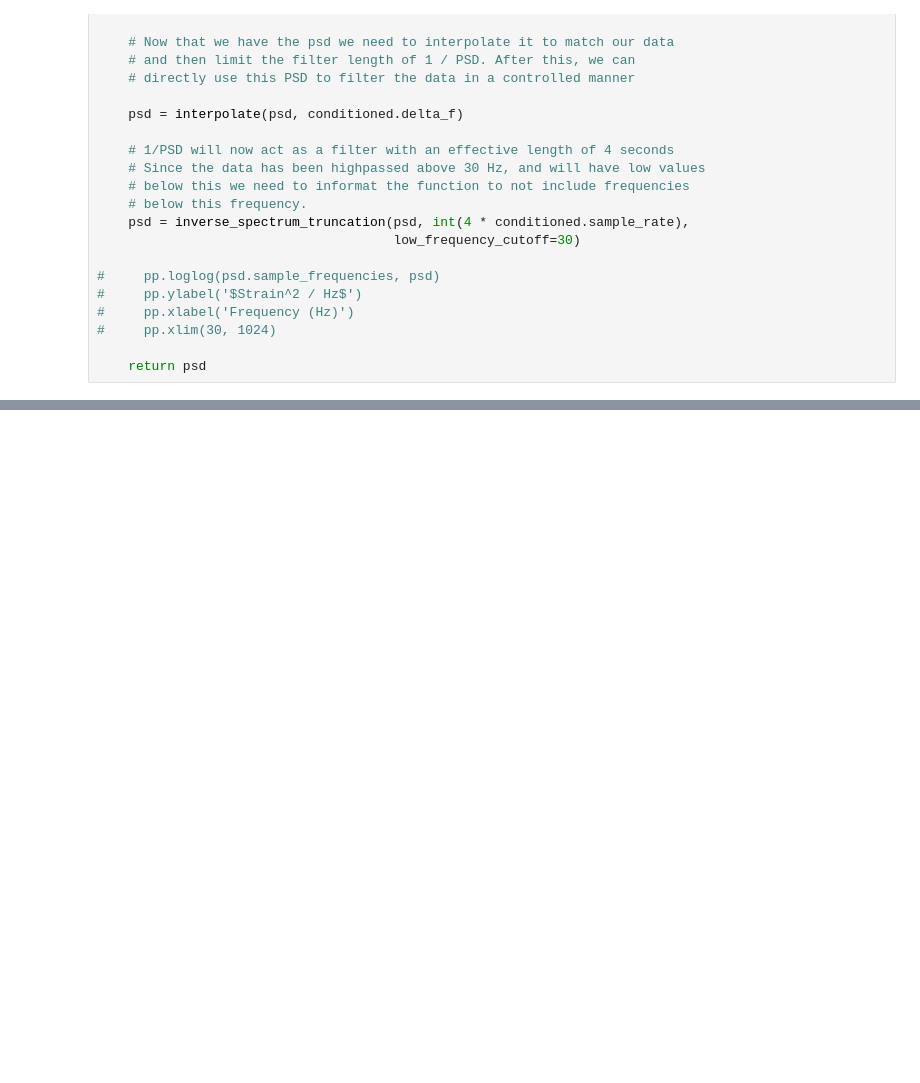
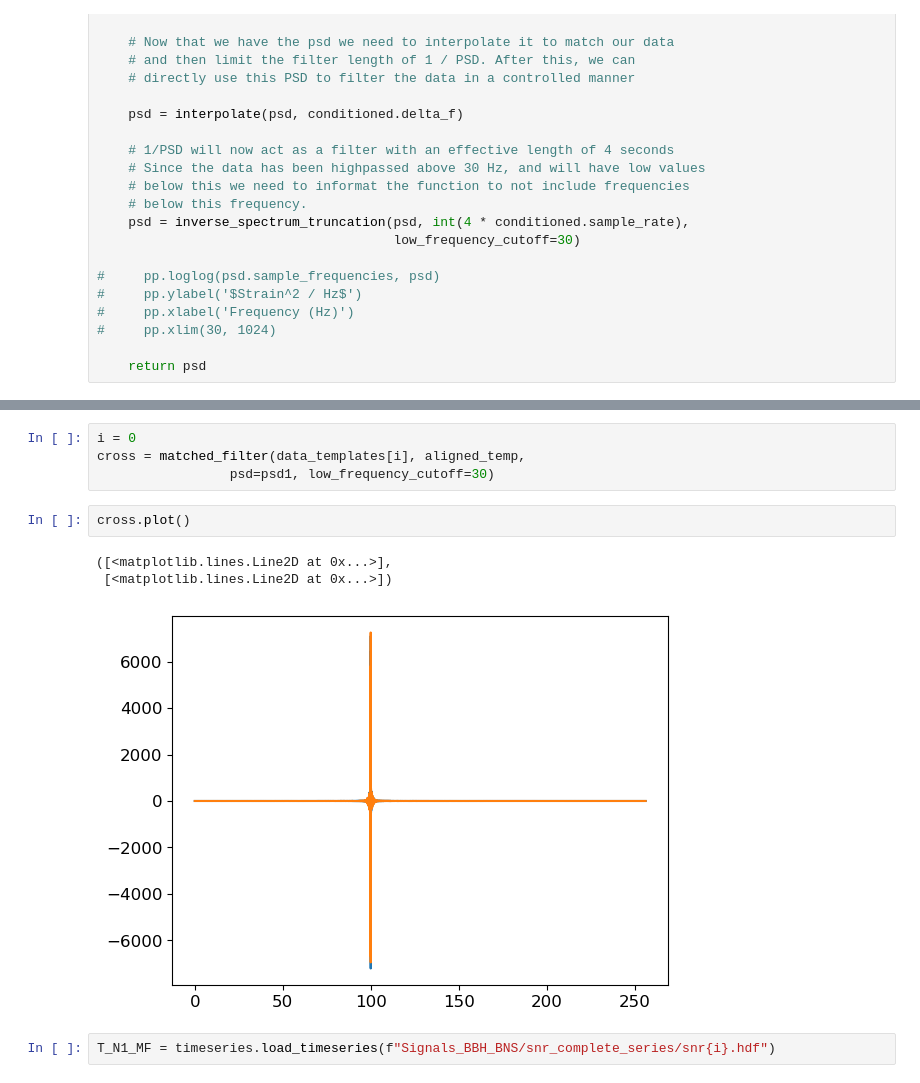
Before and after one commit to kajolshelke/Project, a Jupyter notebook: itr_new.ipynb, the cells around one changed output, grey strips where cells are left out. Cells and saved outputs as stored; diff of their text form; blank space fills up the shorter version.

```diff
--- a/itr_new.ipynb
+++ b/itr_new.ipynb
@@ -270,0 +304,12 @@ for i in range(10):
+# %%
+i = 0
+cross = matched_filter(data_templates[i], aligned_temp,
+                 psd=psd1, low_frequency_cutoff=30)
+# %%
+cross.plot()
+# %% [output]
+([<matplotlib.lines.Line2D at 0x...>],
+ [<matplotlib.lines.Line2D at 0x...>])
+[figure, added]
+# %%
+T_N1_MF = timeseries.load_timeseries(f"Signals_BBH_BNS/snr_complete_series/snr{i}.hdf")
```
Also changed, not shown: parts of 31 cells of this notebook.
